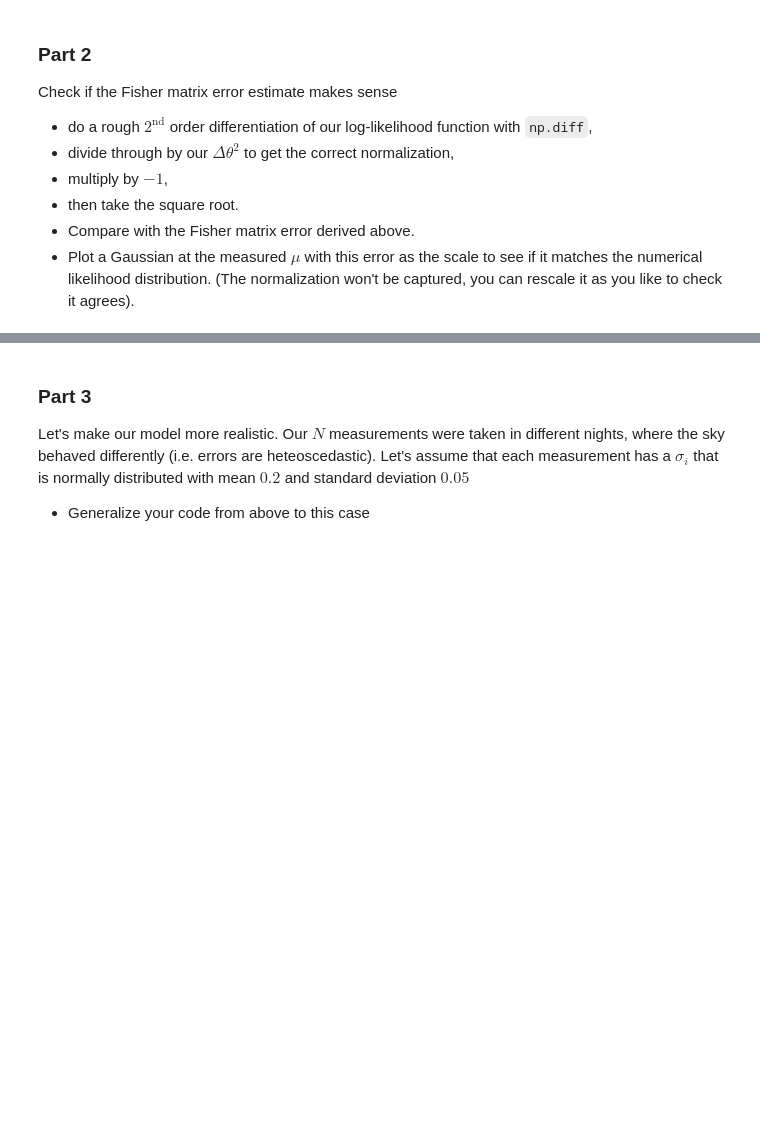
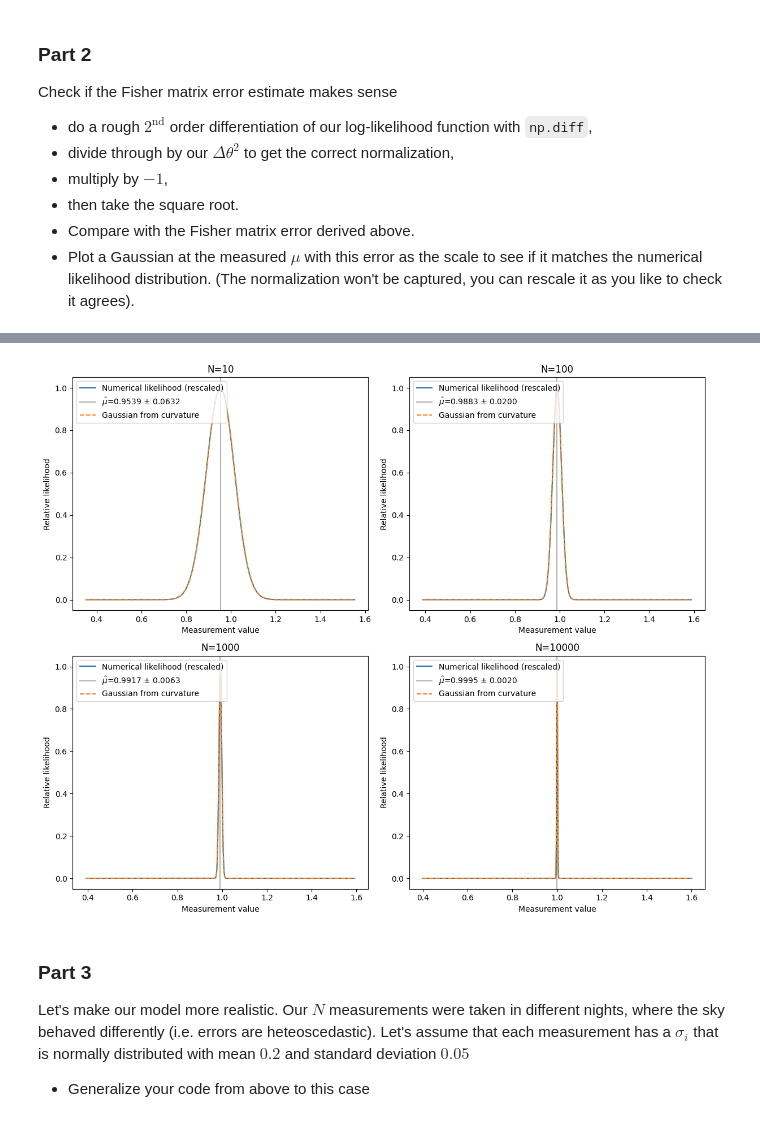
Before and after one commit to renzovm2005/Statistics-for-Modern-Physics, a Jupyter notebook: Assignments/Assignment_Lecture_05.ipynb, the cells around one changed output, grey strips where cells are left out. Saved outputs shown, nothing was run; the diff lists cells and outputs as text; code cells hidden in the pictures; blank space fills up the shorter version.

```diff
--- a/Assignments/Assignment_Lecture_05.ipynb
+++ b/Assignments/Assignment_Lecture_05.ipynb
@@ -77,48 +77,57 @@ Check if the Fisher matrix error estimate makes sense
 #Setting parameters for the normal distribution and generating measurements
 sigma = 0.2
 mean = 1
-N_samples = [100, 1000, 10000, 50000]
+N_samples = [10, 100, 1000, 10000]
 norm_dist = stats.norm(loc=mean, scale=sigma)
 
-#Generating measurements from a normal distribution and calculating likelihoods
-measurements = norm_dist.rvs(size=N_samples)
-log_likelihood_measurement = norm_dist.logpdf(measurements)
-max_log_likelihood_index = np.argsort(log_likelihood_measurement)[-1]
-mean_measured = measurements[max_log_likelihood_index]
+#Setting up measurements and likelihoods for different sample sizes
+measurements = []
+log_likelihood_measurements = []
+mean_measured = []
+for N in N_samples:
+    means = norm_dist.rvs(size=N)
+    measurements.append(means)
+    log_likelihood_measurements.append(norm_dist.logpdf(means))
+    mean_measured.append(np.mean(means))
 
-#Shifted parameter grid for mu around the MLE
-mu_grid = np.linspace(mean_measured - 0.1, mean_measured + 0.1, 10001)
-dmu = mu_grid[1] - mu_grid[0]
+mu_grid = []
+dmu = []
+logLmu = []
+max_log_likelihood_index = []
+mu_hat = []
+d2logLmu = []
+sigma_mu = []
+sigma_fisher = []
+Lmu = []
+gauss_approx = []
 
-# Log-likelihood log L(mu) for fixed sigma, data=measurements
-logLmu = np.zeros_like(mu_grid)
-for i, mu in enumerate(mu_grid):
-    logLmu[i] = np.sum(stats.norm.logpdf(measurements, loc=mu, scale=sigma))
-max_log_likelihood_index_mu = np.argsort(logLmu)[-1]
-mu_hat = mu_grid[max_log_likelihood_index_mu]
-d2logLmu = np.diff(logLmu, n=2) / (dmu**2)
-sigma_mu = np.sqrt(-1 / d2logLmu[max_log_likelihood_index_mu - 1])
-sigma_fisher = sigma / np.sqrt(N_samples)
+for i in range(len(N_samples)):
+    mu_grid.append(np.linspace(mean_measured[i] - 3*sigma, mean_measured[i] + 3*sigma, 1000))
+    dmu.append(mu_grid[i][1] - mu_grid[i][0])
+    logLmu.append(np.zeros(len(mu_grid[i])))
+    for j, mu in enumerate(mu_grid[i]):
+        logLmu[i][j] = np.sum(stats.norm.logpdf(measurements[i], loc=mu, scale=sigma))
+    max_log_likelihood_index.append(np.argsort(logLmu[i])[-1])
+    mu_hat.append(mu_grid[i][max_log_likelihood_index[i]])
+    d2logLmu.append(np.diff(logLmu[i], n=2) / (dmu[i]**2))
+    sigma_mu.append(np.sqrt(-1 / d2logLmu[i][max_log_likelihood_index[i] - 1]))
+    sigma_fisher.append(sigma / np.sqrt(N_samples[i]))
+    Lmu.append(np.exp(logLmu[i] - np.max(logLmu[i])))  # normalized to max=1 for stability
+    gauss_approx.append(stats.norm(loc=mu_hat[i], scale=sigma_mu[i]).pdf(mu_grid[i]))
+    gauss_approx[i] *= Lmu[i].max() / gauss_approx[i].max()
 
-print(f"mu_hat (grid MLE)     = {mu_hat:.6f}")
-print(f"sigma_num (np.diff)   = {sigma_mu:.6e}")
-print(f"sigma_fisher          = {sigma_fisher:.6e}")
-print(f"relative difference   = {abs(sigma_mu - sigma_fisher)/sigma_fisher:.3%}")
+fig, ax = plt.subplots(2, 2, figsize=(12, 10))
+ax = ax.flatten()
 
-Lmu = np.exp(logLmu - np.max(logLmu))  # normalized to max=1 for stability
-gauss_approx = stats.norm(loc=mu_hat, scale=sigma_mu).pdf(mu_grid)
-gauss_approx *= Lmu.max() / gauss_approx.max()
+for i in range(len(N_samples)):
+    ax[i].plot(mu_grid[i], Lmu[i], label='Numerical likelihood (rescaled)')
+    ax[i].axvline(mu_hat[i], color='k', alpha=0.3, label=rf'$\hat{{\mu}}$={mu_hat[i]:.4f} $\pm$ {sigma_mu[i]:.4f}')
+    ax[i].plot(mu_grid[i], gauss_approx[i], '--', label='Gaussian from curvature')
+    ax[i].set_xlabel('Measurement value')
+    ax[i].set_ylabel('Relative likelihood')
+    ax[i].set_title(f'N={N_samples[i]}')
+    ax[i].legend(loc = 'upper left')
 
-fig, ax = plt.subplots(figsize=(8, 5))
-
-
-plt.figure(figsize=(8, 5))
-plt.plot(mu_grid, Lmu, label='Numerical likelihood (rescaled)')
-plt.axvline(mu_hat, color='k', alpha=0.3, label=rf'$\hat{{\mu}}$={mu_hat:.4f} $\pm$ {sigma_mu:.4f}')
-plt.plot(mu_grid, gauss_approx, '--', label='Gaussian from curvature')
-plt.xlabel('Measurement value')
-plt.ylabel('Relative likelihood')
-plt.title('Part 2: Likelihood shape vs Gaussian approximation')
-plt.legend()
+plt.tight_layout()
 plt.show()
 # %% [output]
@@ -126,3 +134,4 @@ KeyboardInterrupt:
+[figure, added]
 # %% [markdown]
 ### Part 3
 
```
Also changed, not shown: parts of 3 cells of this notebook, 2 other files.
